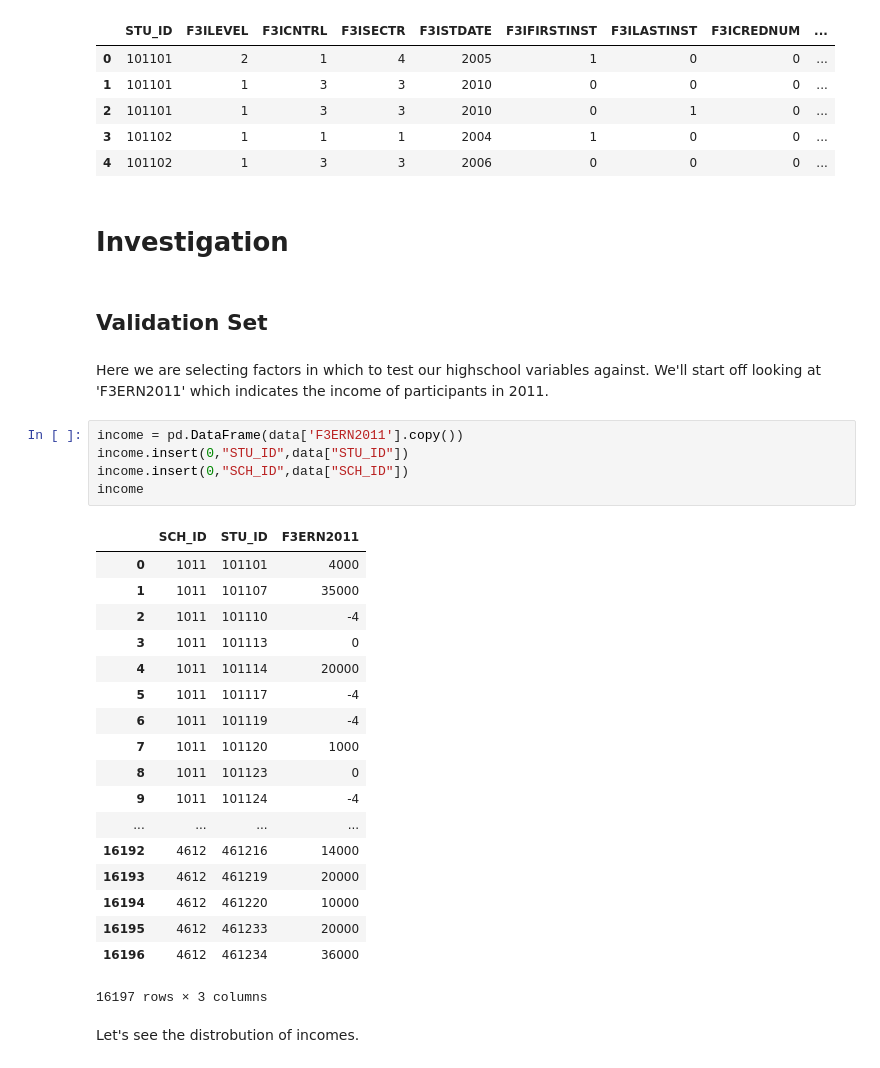
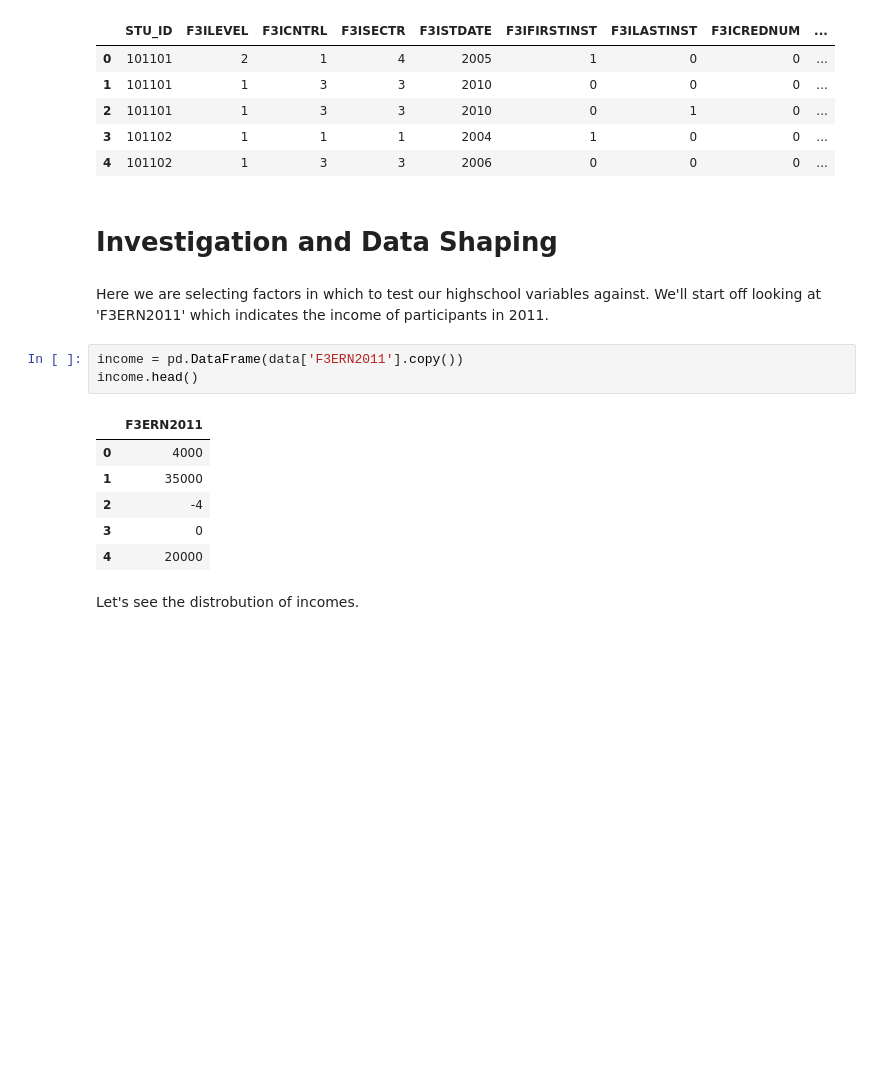
Before and after one commit to collinarnett/accenture-challenge-patriothacks-2018, a Jupyter notebook: accenturehack.ipynb, the cells around one changed output. Saved outputs shown, nothing was run; the diff lists cells and outputs as text; blank space fills up the shorter version.

```diff
--- a/accenturehack.ipynb
+++ b/accenturehack.ipynb
@@ -60,35 +63,19 @@ raw.head()
 | 3 | 101102 | 1 | 1 | 1 | 2004 | 1 | 0 | 0 | ... |
 | 4 | 101102 | 1 | 3 | 3 | 2006 | 0 | 0 | 0 | ... |
 # %% [markdown]
-# Investigation
+# Investigation and Data Shaping
-# %% [markdown]
-## Validation Set
 # %% [markdown]
 Here we are selecting factors in which to test our highschool variables against. We'll start off looking at 'F3ERN2011' which indicates the income of participants in 2011.
 # %%
 income = pd.DataFrame(data['F3ERN2011'].copy())
-income.insert(0,"STU_ID",data["STU_ID"])
-income.insert(0,"SCH_ID",data["SCH_ID"])
-income
+income.head()
 # %% [output]
-|  | SCH_ID | STU_ID | F3ERN2011 |
-| 0 | 1011 | 101101 | 4000 |
-| 1 | 1011 | 101107 | 35000 |
-| 2 | 1011 | 101110 | -4 |
-| 3 | 1011 | 101113 | 0 |
-| 4 | 1011 | 101114 | 20000 |
-| 5 | 1011 | 101117 | -4 |
-| 6 | 1011 | 101119 | -4 |
-| 7 | 1011 | 101120 | 1000 |
-| 8 | 1011 | 101123 | 0 |
-| 9 | 1011 | 101124 | -4 |
-| ... | ... | ... | ... |
-| 16192 | 4612 | 461216 | 14000 |
-| 16193 | 4612 | 461219 | 20000 |
-| 16194 | 4612 | 461220 | 10000 |
-| 16195 | 4612 | 461233 | 20000 |
-| 16196 | 4612 | 461234 | 36000 |
+|  | F3ERN2011 |
+| 0 | 4000 |
+| 1 | 35000 |
+| 2 | -4 |
+| 3 | 0 |
+| 4 | 20000 |
-16197 rows × 3 columns
 # %% [markdown]
 Let's see the distrobution of incomes.
 # %%
```
Also changed, not shown: parts of 26 cells of this notebook.
